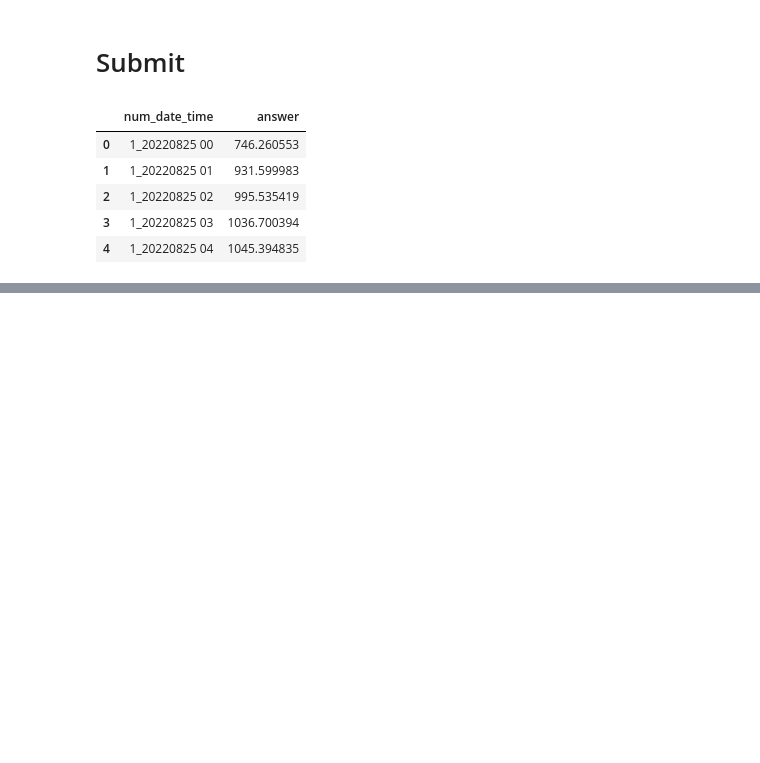
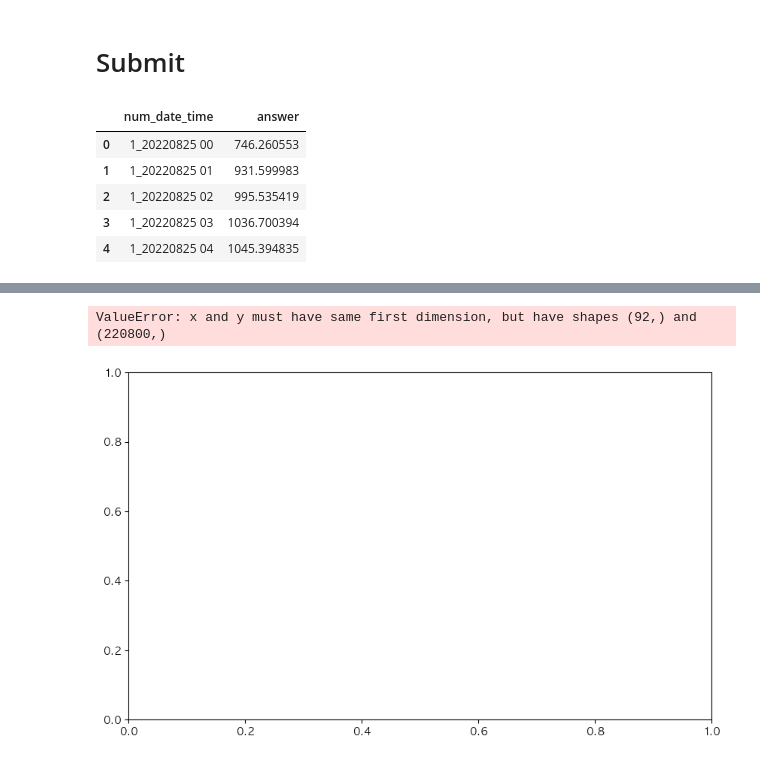
Before and after one commit to zivary/ABBA_test, a Jupyter notebook: ABBA_test-main/ABBA_test_LSTM.ipynb, the cells around one changed output, grey strips where cells are left out. Cells and saved outputs as stored; diff of their text form; code cells hidden in the pictures; blank space fills up the shorter version.

```diff
--- a/ABBA_test-main/ABBA_test_LSTM.ipynb
+++ b/ABBA_test-main/ABBA_test_LSTM.ipynb
@@ -285,0 +326,12 @@ sample_submission.to_csv(f'./result/{formatted_time}_lstm_baseline_submission.cs
+# %%
+날자별_ = final_df.groupby(by='day_of_year').power_consumption.mean()
+
+plt.figure(figsize=(10, 6))
+plt.plot(final_df.groupby('day_of_year').power_consumption.mean().index, final_df.power_consumption)
+plt.title('Mean Power Consumption by Day of the Year')
+plt.xlabel('Day of the Year')
+plt.ylabel('모든_건물의_전기사용량_일자별_평균(kWh)')
+plt.show()
+# %% [output]
+ValueError: x and y must have same first dimension, but have shapes (92,) and (220800,)
+[figure, added]
```
Also changed, not shown: parts of 9 cells of this notebook, 3 other files.
